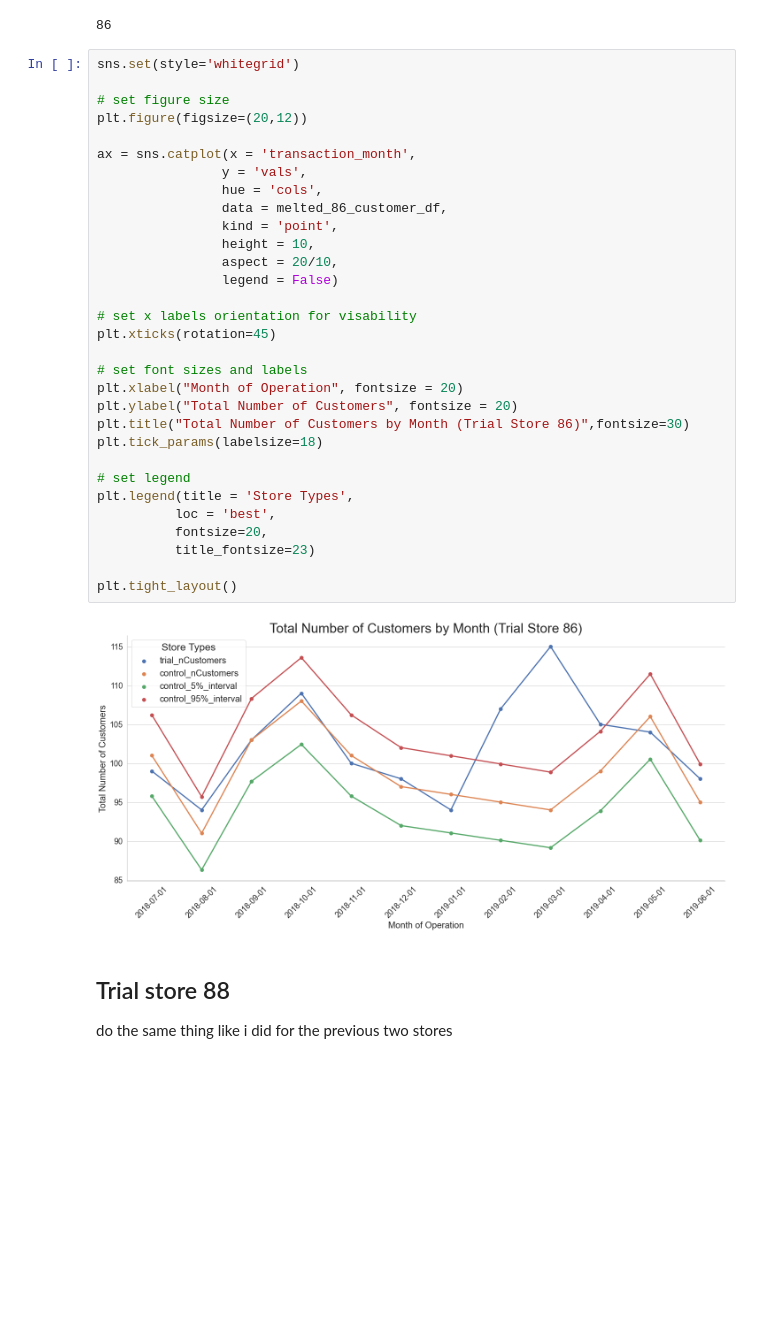
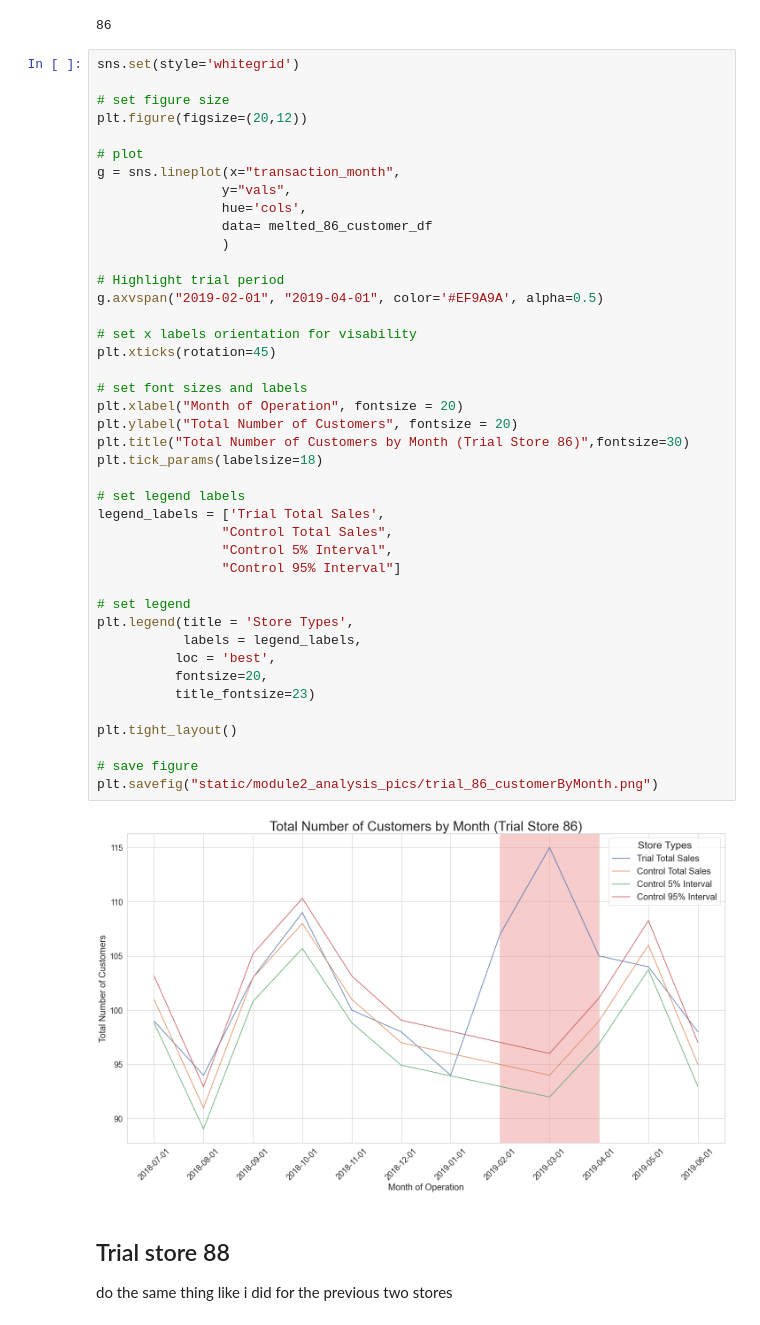
Before and after one commit to daniel8691/Quantium-virtual-internship, a Jupyter notebook: module_two_experimentation_uplifttesting.ipynb, the cells around one changed output. Saved outputs shown, nothing was run; the diff lists cells and outputs as text; blank space fills up the shorter version.

Commit message:
fixed trial store 86 graph data calculations

```diff
--- a/module_two_experimentation_uplifttesting.ipynb
+++ b/module_two_experimentation_uplifttesting.ipynb
@@ -2277,36 +2277,47 @@ trial_store
 # %%
 sns.set(style='whitegrid')
 
 # set figure size
 plt.figure(figsize=(20,12))
 
-ax = sns.catplot(x = 'transaction_month',
-                y = 'vals',
-                hue = 'cols',
-                data = melted_86_customer_df,
-                kind = 'point',
-                height = 10,
-                aspect = 20/10,
-                legend = False)
+# plot
+g = sns.lineplot(x="transaction_month",
+                y="vals",
+                hue='cols',
+                data= melted_86_customer_df
+                )
+
+# Highlight trial period
+g.axvspan("2019-02-01", "2019-04-01", color='#EF9A9A', alpha=0.5)
 
 # set x labels orientation for visability
 plt.xticks(rotation=45)
 
 # set font sizes and labels
 plt.xlabel("Month of Operation", fontsize = 20)
 plt.ylabel("Total Number of Customers", fontsize = 20)
 plt.title("Total Number of Customers by Month (Trial Store 86)",fontsize=30)
 plt.tick_params(labelsize=18)
 
+# set legend labels
+legend_labels = ['Trial Total Sales',
+                "Control Total Sales",
+                "Control 5% Interval",
+                "Control 95% Interval"]
+
 # set legend
 plt.legend(title = 'Store Types',
+           labels = legend_labels,
           loc = 'best',
           fontsize=20,
           title_fontsize=23)
 
 plt.tight_layout()
+
+# save figure
+plt.savefig("static/module2_analysis_pics/trial_86_customerByMonth.png")
 # %% [output]
-[figure, old version]
+[figure, new version]
 # %% [markdown]
 ## Trial store 88
 
```
Also changed, not shown: 1 other file.
